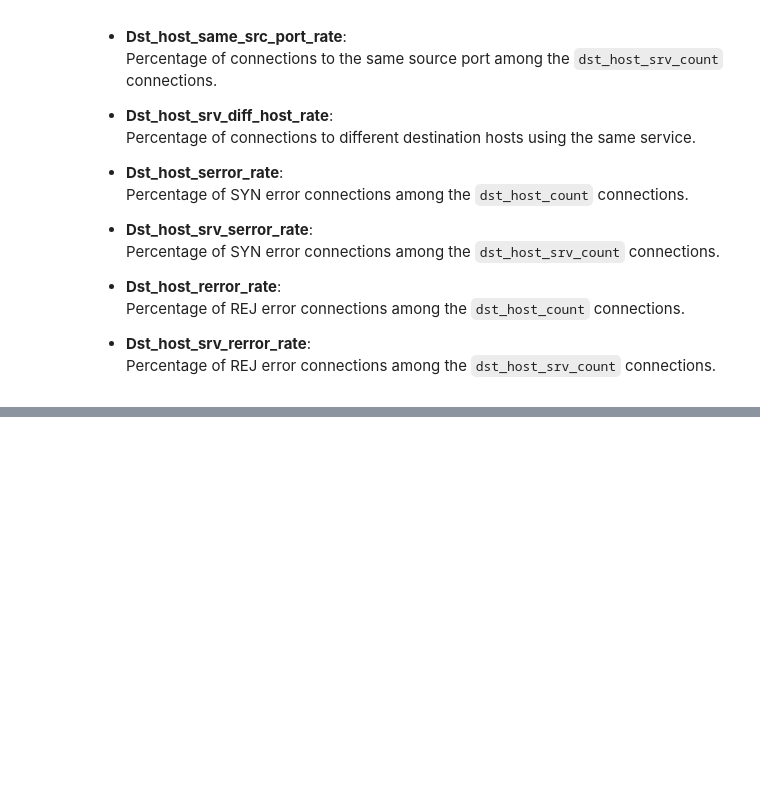
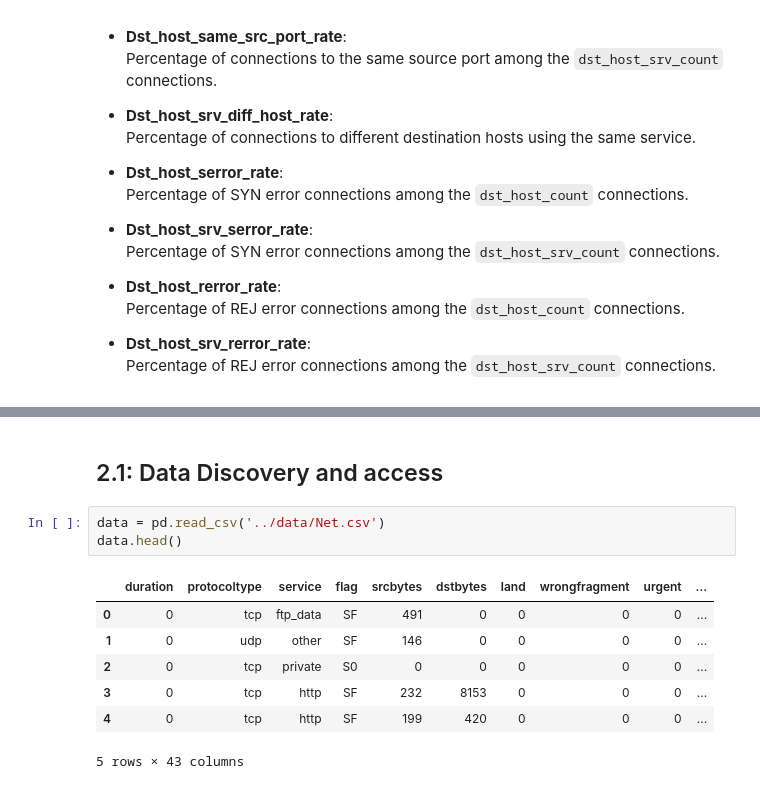
Before and after one commit to Octopus30/Network-anomaly-detection, a Jupyter notebook: notebooks/EDA.ipynb, the cells around one changed output, grey strips where cells are left out. Saved outputs shown, nothing was run; the diff lists cells and outputs as text; blank space fills up the shorter version.

```diff
--- a/notebooks/EDA.ipynb
+++ b/notebooks/EDA.ipynb
@@ -160,0 +169,13 @@ These are features computed over a larger time window (typically 100 connections
+# %% [markdown]
+## 2.1: Data Discovery and access
+# %%
+data = pd.read_csv('../data/Net.csv')
+data.head()
+# %% [output]
+|  | duration | protocoltype | service | flag | srcbytes | dstbytes | land | wrongfragment | urgent | ... |
+| 0 | 0 | tcp | ftp_data | SF | 491 | 0 | 0 | 0 | 0 | ... |
+| 1 | 0 | udp | other | SF | 146 | 0 | 0 | 0 | 0 | ... |
+| 2 | 0 | tcp | private | S0 | 0 | 0 | 0 | 0 | 0 | ... |
+| 3 | 0 | tcp | http | SF | 232 | 8153 | 0 | 0 | 0 | ... |
+| 4 | 0 | tcp | http | SF | 199 | 420 | 0 | 0 | 0 | ... |
+5 rows × 43 columns
```
Also changed, not shown: parts of 13 cells of this notebook, 1 other file.
